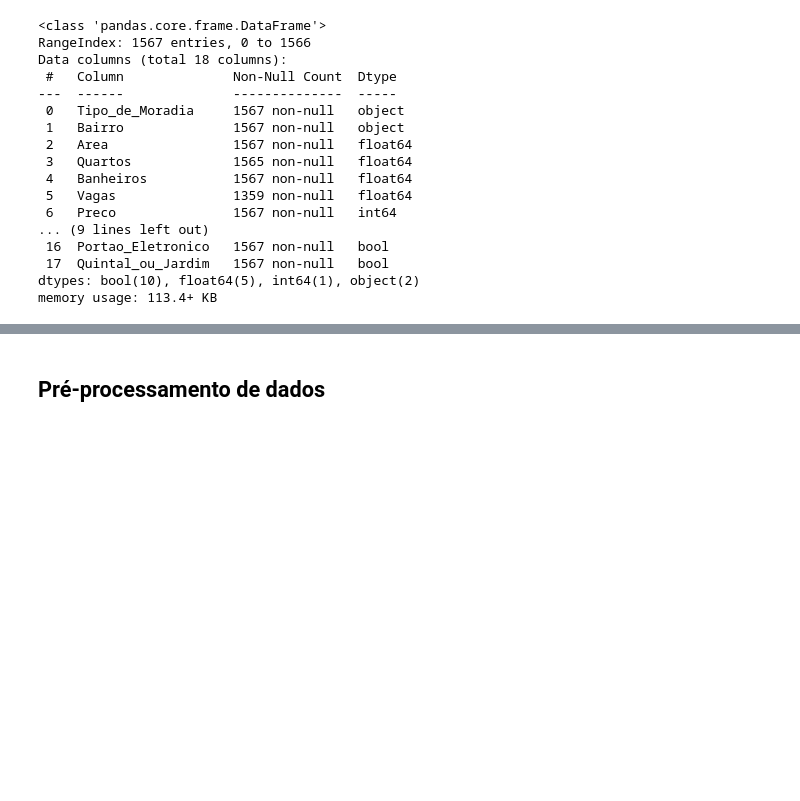
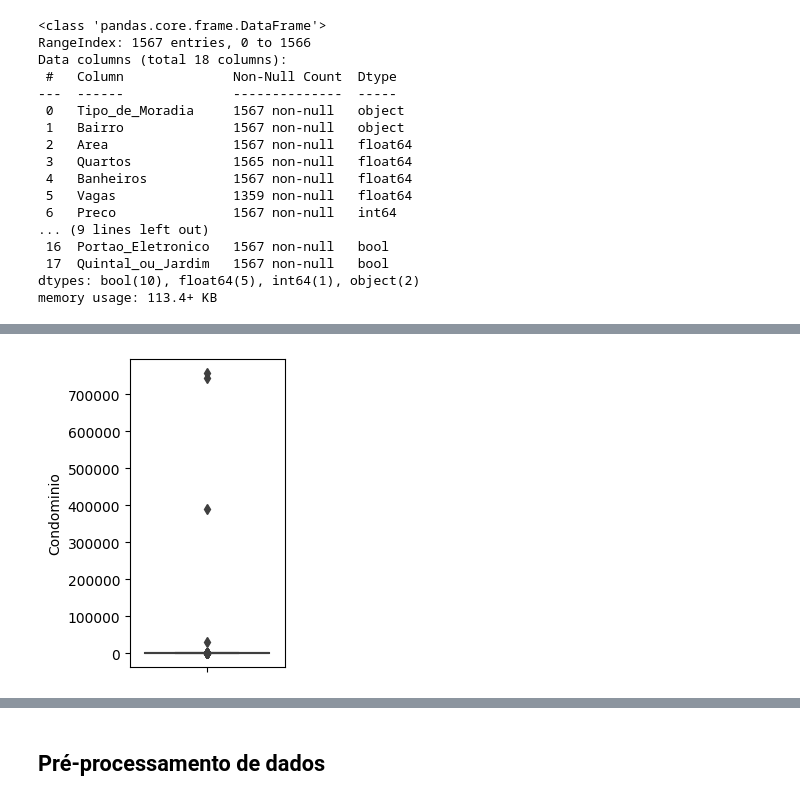
Before and after one commit to lcfdiniz/puc-rio, a Jupyter notebook: real-estate-market/real_estate_market.ipynb, the cells around one changed output, grey strips where cells are left out. Cells and saved outputs as stored; diff of their text form; code cells hidden in the pictures; blank space fills up the shorter version.

```diff
--- a/real-estate-market/real_estate_market.ipynb
+++ b/real-estate-market/real_estate_market.ipynb
@@ -130,0 +299,5 @@ memory usage: 113.4+ KB
+# %%
+plt.figure(figsize=(2,4))
+ax = sns.boxplot(y="Condominio", data=df)
+# %% [output]
+[figure, added]
```
Also changed, not shown: parts of 38 cells of this notebook.
